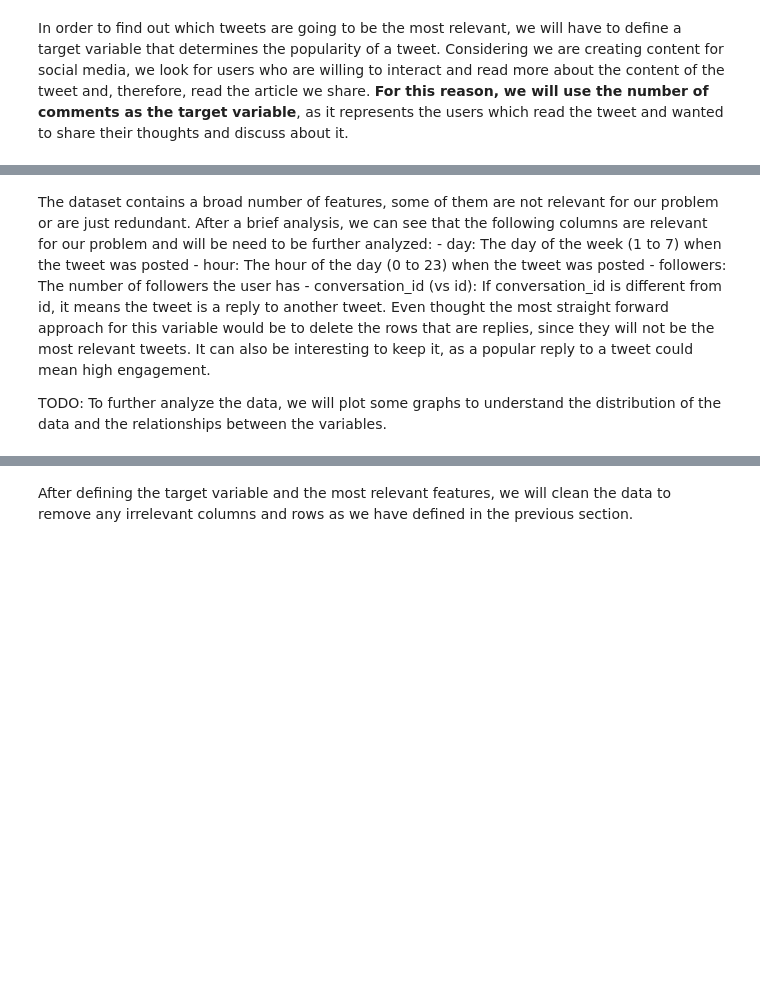
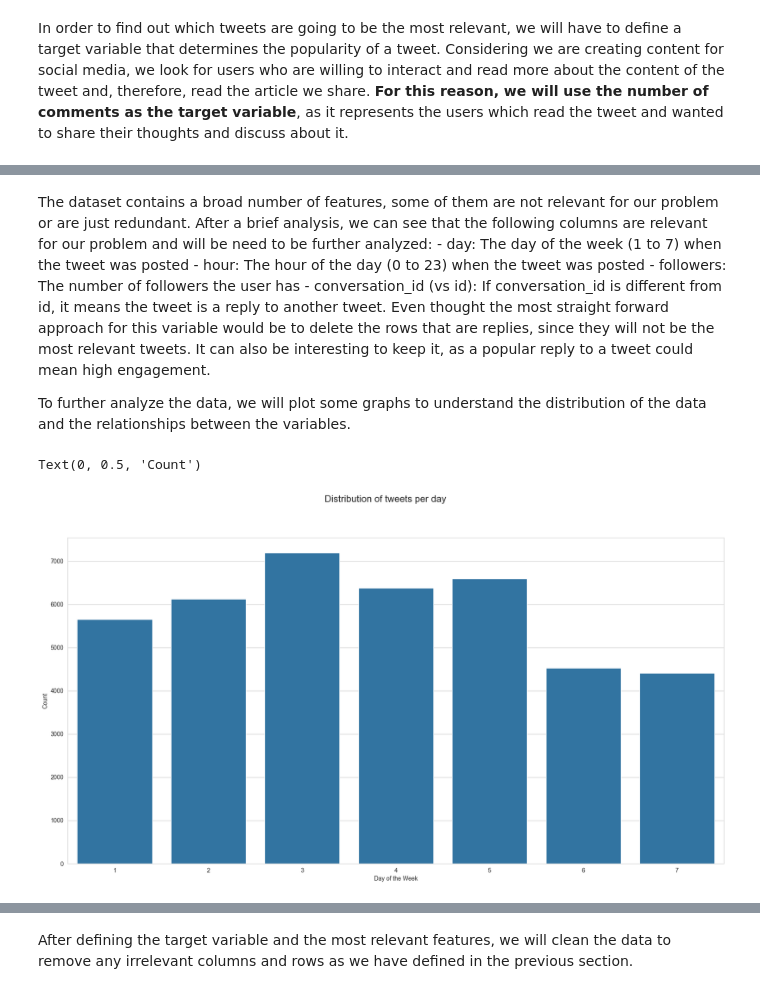
Before and after one commit to TehWeifu/IABD, a Jupyter notebook: SistemasDeAprendizajeAutomatico/Andreas/2-Twitter/JBSL-TwitterModel.ipynb, the cells around one changed output, grey strips where cells are left out. Saved outputs shown, nothing was run; the diff lists cells and outputs as text; code cells hidden in the pictures; blank space fills up the shorter version.

```diff
--- a/SistemasDeAprendizajeAutomatico/Andreas/2-Twitter/JBSL-TwitterModel.ipynb
+++ b/SistemasDeAprendizajeAutomatico/Andreas/2-Twitter/JBSL-TwitterModel.ipynb
@@ -165,3 +185,5 @@ In order to find out which tweets are going to be the most relevant, we will hav
+# %%
+tweets_users['popular'] = tweets_users['nreplies'] > tweets_users['nreplies'].quantile(0.90)
 # %% [markdown]
 The dataset contains a broad number of features, some of them are not relevant for our problem or are just redundant. After a brief analysis, we can see that the following columns are relevant for our problem and will be need to be further analyzed:
     - day: The day of the week (1 to 7) when the tweet was posted
@@ -169,4 +191,18 @@ The dataset contains a broad number of features, some of them are not relevant f
     - followers: The number of followers the user has
     - conversation_id (vs id): If conversation_id is different from id, it means the tweet is a reply to another tweet. Even thought the most straight forward approach for this variable would be to delete the rows that are replies, since they will not be the most relevant tweets. It can also be interesting to keep it, as a popular reply to a tweet could mean high engagement.
 
-TODO: To further analyze the data, we will plot some graphs to understand the distribution of the data and the relationships between the variables.
+To further analyze the data, we will plot some graphs to understand the distribution of the data and the relationships between the variables.
+# %%
+# Initialize the plot
+figure = plt.figure(figsize=(20, 10))
+axe = figure.add_subplot()
+
+figure.suptitle('Distribution of tweets per day', fontsize=16)
+
+# Day of the week distribution
+sns.countplot(ax=axe, x='day', data=tweets_users)
+axe.set_xlabel('Day of the Week')
+axe.set_ylabel('Count')
+# %% [output]
+Text(0, 0.5, 'Count')
+[figure, added]
```
Also changed, not shown: parts of 18 cells of this notebook.
